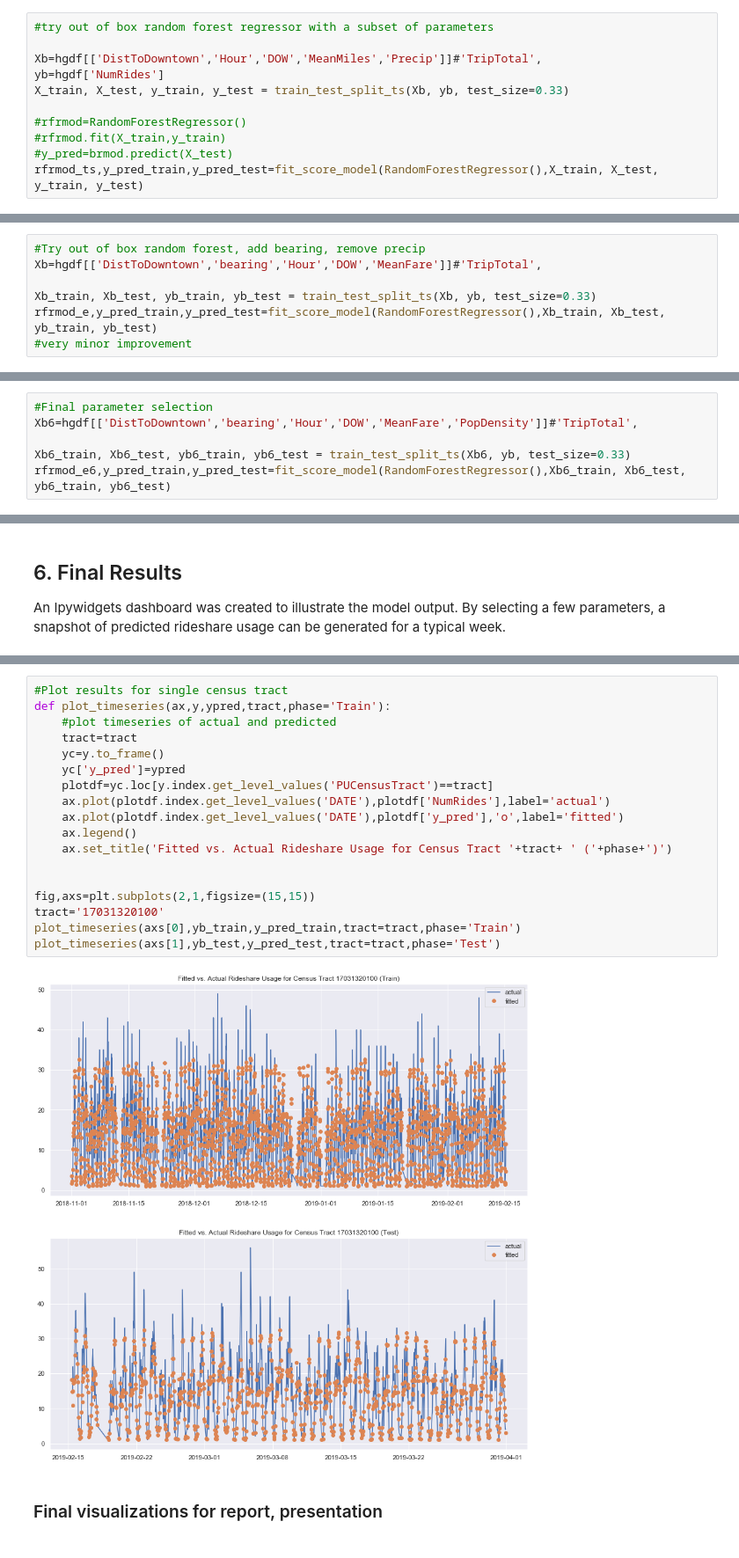
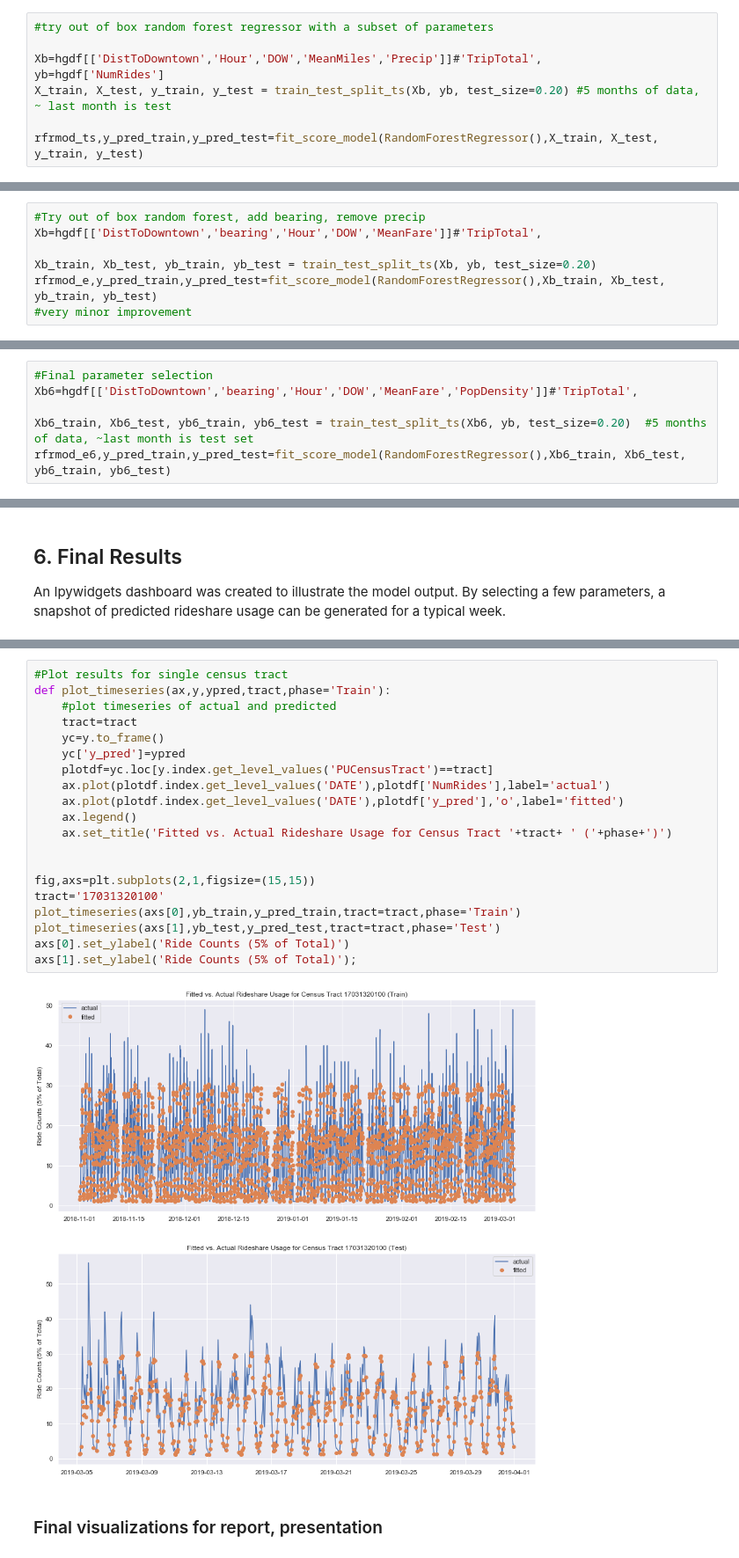
Before and after one commit to LisaATaylor/Rideshare, a Jupyter notebook: Chicago Rideshare Dataset - Usage Prediction.ipynb, the cells around one changed output, grey strips where cells are left out. Shown at 88% size. Cells and saved outputs as stored; diff of their text form.

```diff
--- a/Chicago Rideshare Dataset - Usage Prediction.ipynb
+++ b/Chicago Rideshare Dataset - Usage Prediction.ipynb
@@ -243,11 +243,8 @@ def fit_score_model(mod,Xtrain,Xtest,ytrain,ytest):
 
 Xb=hgdf[['DistToDowntown','Hour','DOW','MeanMiles','Precip']]#'TripTotal',
 yb=hgdf['NumRides']
-X_train, X_test, y_train, y_test = train_test_split_ts(Xb, yb, test_size=0.33)
+X_train, X_test, y_train, y_test = train_test_split_ts(Xb, yb, test_size=0.20) #5 months of data, ~ last month is test
 
-#rfrmod=RandomForestRegressor()
-#rfrmod.fit(X_train,y_train)
-#y_pred=brmod.predict(X_test)
 rfrmod_ts,y_pred_train,y_pred_test=fit_score_model(RandomForestRegressor(),X_train, X_test, y_train, y_test)
 # %% [output]
 Result for RandomForestRegressor
@@ -335,7 +332,7 @@ Precipitation did not appear to be important to the model and was removed from t
 #Try out of box random forest, add bearing, remove precip
 Xb=hgdf[['DistToDowntown','bearing','Hour','DOW','MeanFare']]#'TripTotal',
 
-Xb_train, Xb_test, yb_train, yb_test = train_test_split_ts(Xb, yb, test_size=0.33)
+Xb_train, Xb_test, yb_train, yb_test = train_test_split_ts(Xb, yb, test_size=0.20)
 rfrmod_e,y_pred_train,y_pred_test=fit_score_model(RandomForestRegressor(),Xb_train, Xb_test, yb_train, yb_test)
 #very minor improvement
 # %% [output]
@@ -386,7 +383,7 @@ plt.bar(a,b);
 #Final parameter selection
 Xb6=hgdf[['DistToDowntown','bearing','Hour','DOW','MeanFare','PopDensity']]#'TripTotal',
 
-Xb6_train, Xb6_test, yb6_train, yb6_test = train_test_split_ts(Xb6, yb, test_size=0.33)
+Xb6_train, Xb6_test, yb6_train, yb6_test = train_test_split_ts(Xb6, yb, test_size=0.20)  #5 months of data, ~last month is test set
 rfrmod_e6,y_pred_train,y_pred_test=fit_score_model(RandomForestRegressor(),Xb6_train, Xb6_test, yb6_train, yb6_test)
 # %% [output]
 Result for RandomForestRegressor
@@ -559,23 +557,25 @@ interactive(children=(FloatLogSlider(value=1.0, description='Distance: ', layout
 # %%
 #Plot results for single census tract
 def plot_timeseries(ax,y,ypred,tract,phase='Train'):
     #plot timeseries of actual and predicted
     tract=tract
     yc=y.to_frame()
     yc['y_pred']=ypred
     plotdf=yc.loc[y.index.get_level_values('PUCensusTract')==tract]
     ax.plot(plotdf.index.get_level_values('DATE'),plotdf['NumRides'],label='actual')
     ax.plot(plotdf.index.get_level_values('DATE'),plotdf['y_pred'],'o',label='fitted')
     ax.legend()
     ax.set_title('Fitted vs. Actual Rideshare Usage for Census Tract '+tract+ ' ('+phase+')')
 
 
 fig,axs=plt.subplots(2,1,figsize=(15,15))
 tract='17031320100'
 plot_timeseries(axs[0],yb_train,y_pred_train,tract=tract,phase='Train')
 plot_timeseries(axs[1],yb_test,y_pred_test,tract=tract,phase='Test')
+axs[0].set_ylabel('Ride Counts (5% of Total)')
+axs[1].set_ylabel('Ride Counts (5% of Total)');
 # %% [output]
-[figure, old version]
+[figure, new version]
 # %% [markdown]
 ### Final visualizations for report, presentation
 # %%
```
Also changed, not shown: parts of 28 cells of this notebook, 2 other files.
